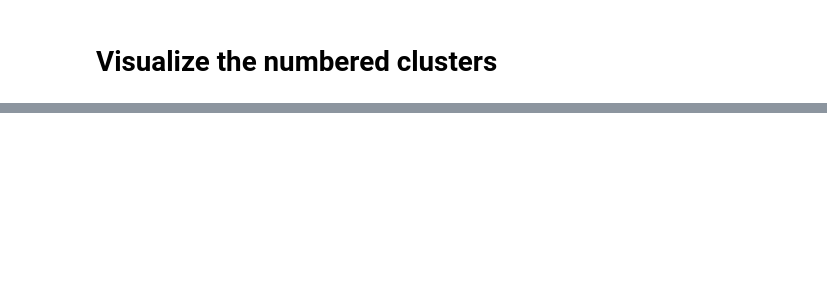
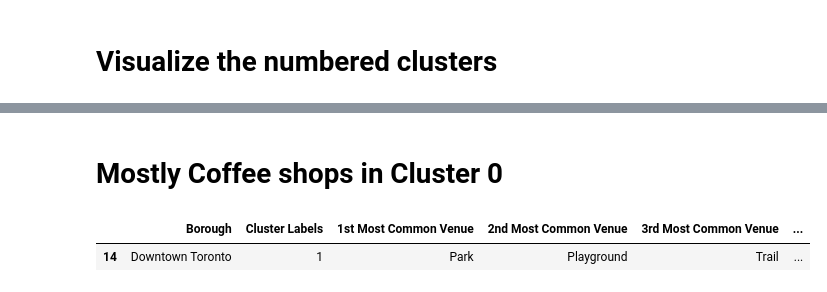
Before and after one commit to shaunrajan/Coursera_Capstone, a Jupyter notebook: Toronto Neighborhood Segmentation.ipynb, the cells around one changed output, grey strips where cells are left out. Drawn from its saved outputs; the diff is of its cells as text; code cells hidden in the pictures; blank space fills up the shorter version.

```diff
--- a/Toronto Neighborhood Segmentation.ipynb
+++ b/Toronto Neighborhood Segmentation.ipynb
@@ -542,0 +562,7 @@ map_clusters
+# %% [markdown]
+# Mostly Coffee shops in Cluster 0 #
+# %%
+DT_merged.loc[DT_merged['Cluster Labels'] == 1, DT_merged.columns[[1] + list(range(5, DT_merged.shape[1]))]]
+# %% [output]
+|  | Borough | Cluster Labels | 1st Most Common Venue | 2nd Most Common Venue | 3rd Most Common Venue | ... |
+| 14 | Downtown Toronto | 1 | Park | Playground | Trail | ... |
```
Also changed, not shown: parts of 6 cells of this notebook.
